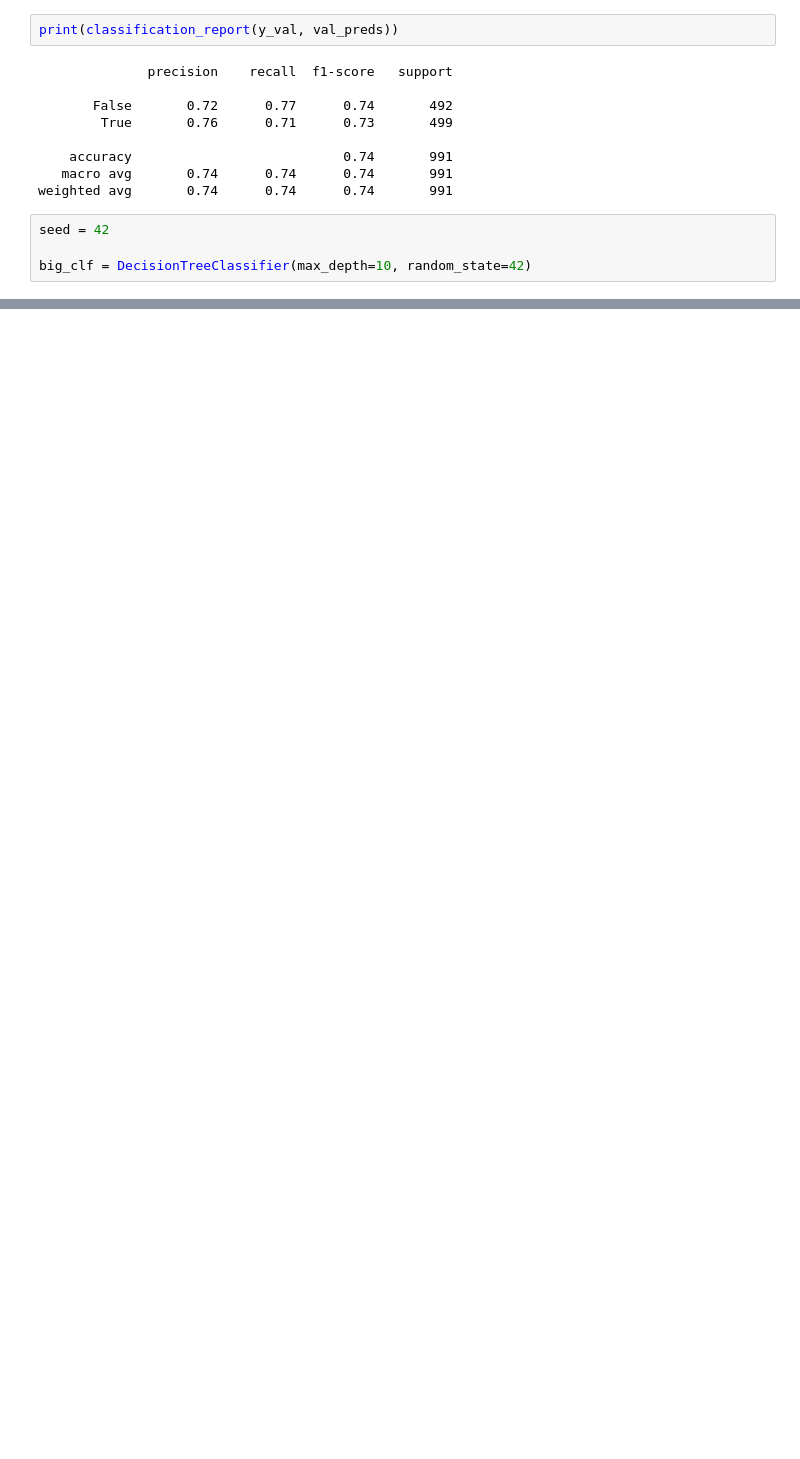
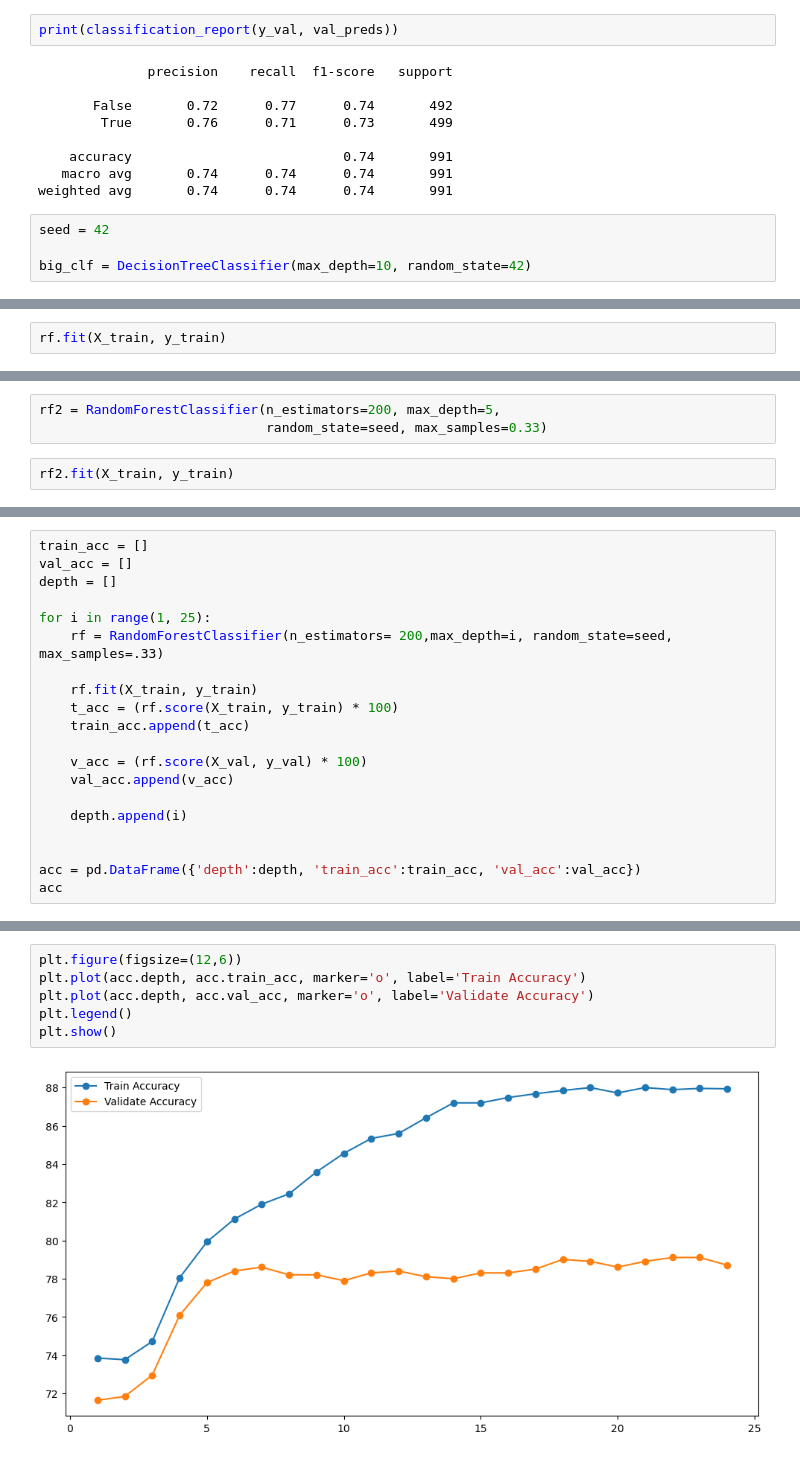
Before and after one commit to ihcrane/classification, a Jupyter notebook: decision-tree-lesson.ipynb, the cells around one changed output, grey strips where cells are left out. Drawn from its saved outputs; the diff is of its cells as text; blank space fills up the shorter version.

```diff
--- a/decision-tree-lesson.ipynb
+++ b/decision-tree-lesson.ipynb
@@ -168,0 +188,2 @@ big_clf.score(x_val, y_val)
+# %%
+rf.fit(X_train, y_train)
@@ -168,0 +236,5 @@ big_clf.score(x_val, y_val)
+# %%
+rf2 = RandomForestClassifier(n_estimators=200, max_depth=5,
+                             random_state=seed, max_samples=0.33)
+# %%
+rf2.fit(X_train, y_train)
@@ -168,0 +265,20 @@ big_clf.score(x_val, y_val)
+# %%
+train_acc = []
+val_acc = []
+depth = []
+
+for i in range(1, 25):
+    rf = RandomForestClassifier(n_estimators= 200,max_depth=i, random_state=seed, max_samples=.33)
+
+    rf.fit(X_train, y_train)
+    t_acc = (rf.score(X_train, y_train) * 100)
+    train_acc.append(t_acc)
+
+    v_acc = (rf.score(X_val, y_val) * 100)
+    val_acc.append(v_acc)
+
+    depth.append(i)
+
+
+acc = pd.DataFrame({'depth':depth, 'train_acc':train_acc, 'val_acc':val_acc})
+acc
@@ -168,0 +303,8 @@ big_clf.score(x_val, y_val)
+# %%
+plt.figure(figsize=(12,6))
+plt.plot(acc.depth, acc.train_acc, marker='o', label='Train Accuracy')
+plt.plot(acc.depth, acc.val_acc, marker='o', label='Validate Accuracy')
+plt.legend()
+plt.show()
+# %% [output]
+[figure, added]
```
Also changed, not shown: parts of 25 cells of this notebook, 1 other file.
